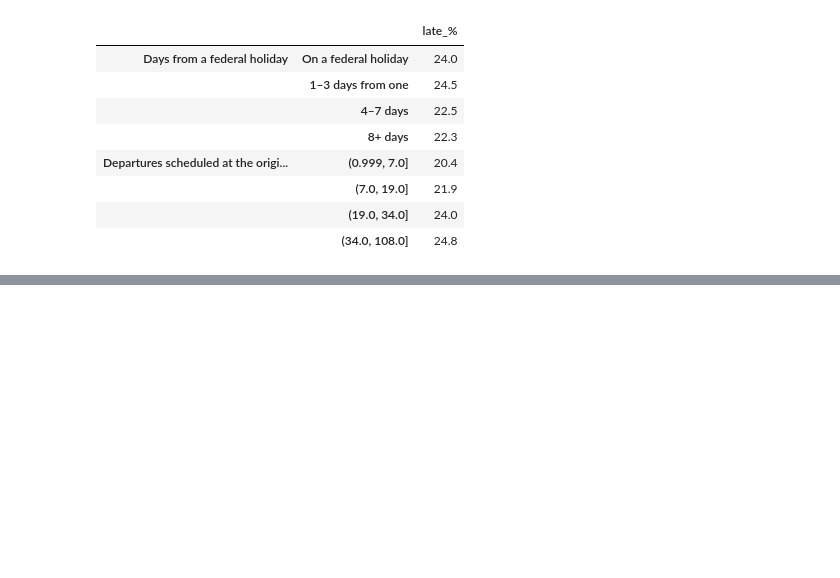
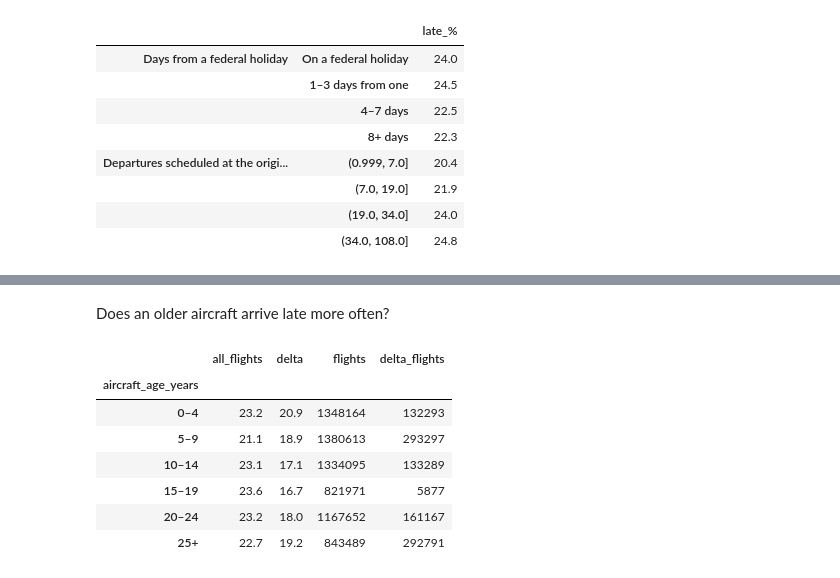
Before and after one commit to Yoni062004/flight-delay-prediction, a Jupyter notebook: notebooks/02_features.ipynb, the cells around one changed output, grey strips where cells are left out. Saved outputs shown, nothing was run; the diff lists cells and outputs as text; code cells hidden in the pictures; blank space fills up the shorter version.

```diff
--- a/notebooks/02_features.ipynb
+++ b/notebooks/02_features.ipynb
@@ -222,0 +261,21 @@ pd.concat({
+# %% [markdown]
+Does an older aircraft arrive late more often?
+# %%
+age_labels = ["0–4", "5–9", "10–14", "15–19", "20–24", "25+"]
+age = pd.cut(features["aircraft_age_years"], [-1, 4, 9, 14, 19, 24, 60], labels=age_labels)
+by_age = pd.DataFrame({
+    "all_flights": late_pct(features, age),
+    "delta": late_pct(features[is_delta], age[is_delta]),
+    "flights": age.value_counts().reindex(age_labels),
+    "delta_flights": age[is_delta].value_counts().reindex(age_labels),
+})
+by_age.round(1)
+# %% [output]
+|  | all_flights | delta | flights | delta_flights |
+| aircraft_age_years |  |  |  |  |
+| 0–4 | 23.2 | 20.9 | 1348164 | 132293 |
+| 5–9 | 21.1 | 18.9 | 1380613 | 293297 |
+| 10–14 | 23.1 | 17.1 | 1334095 | 133289 |
+| 15–19 | 23.6 | 16.7 | 821971 | 5877 |
+| 20–24 | 23.2 | 18.0 | 1167652 | 161167 |
+| 25+ | 22.7 | 19.2 | 843489 | 292791 |
```
Also changed, not shown: parts of 8 cells of this notebook, 3 other files.
